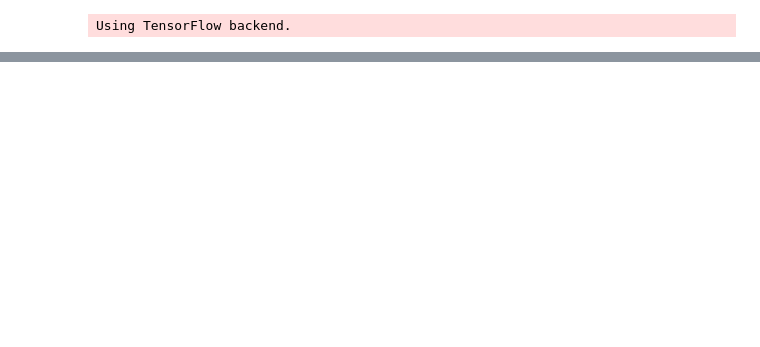
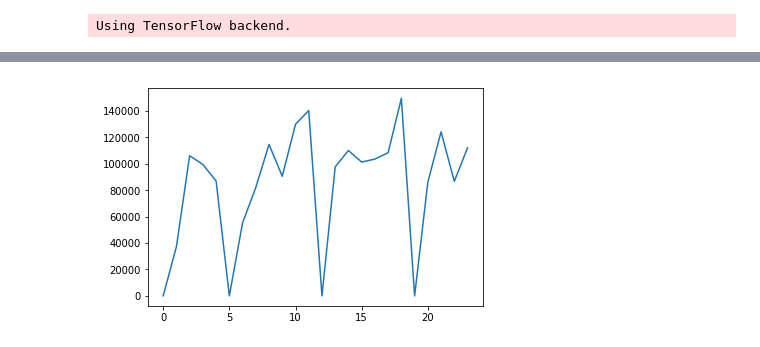
Before and after one commit to pedroterra/predict-tpv-siraj, a Jupyter notebook: stockdemo.ipynb, the cells around one changed output, grey strips where cells are left out. Cells and saved outputs as stored; diff of their text form; code cells hidden in the pictures; blank space fills up the shorter version.

```diff
--- a/stockdemo.ipynb
+++ b/stockdemo.ipynb
@@ -147,0 +186,8 @@ plot_results_multiple(predictions, y_test, 7)
+# %%
+data_y_test = data_y_test.astype(int)
+
+plt.plot(data_y_test)
+# plt.ylabel('some numbers')
+plt.show()
+# %% [output]
+[figure, added]
```
Also changed, not shown: parts of 14 cells of this notebook.
